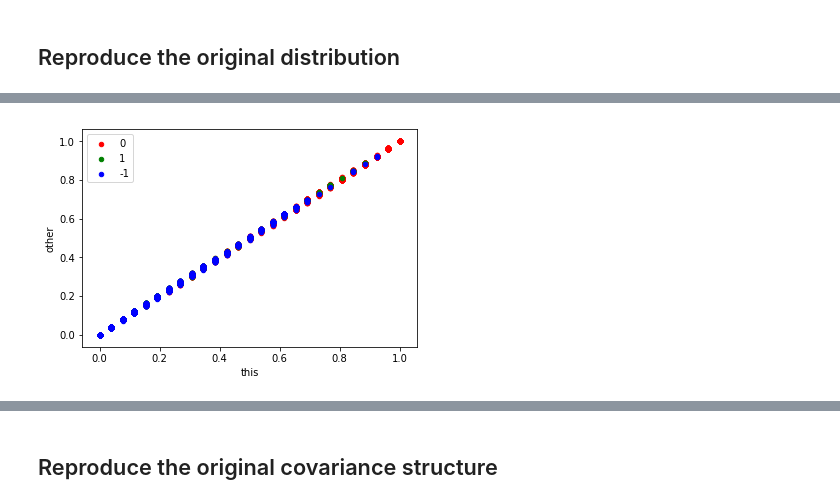
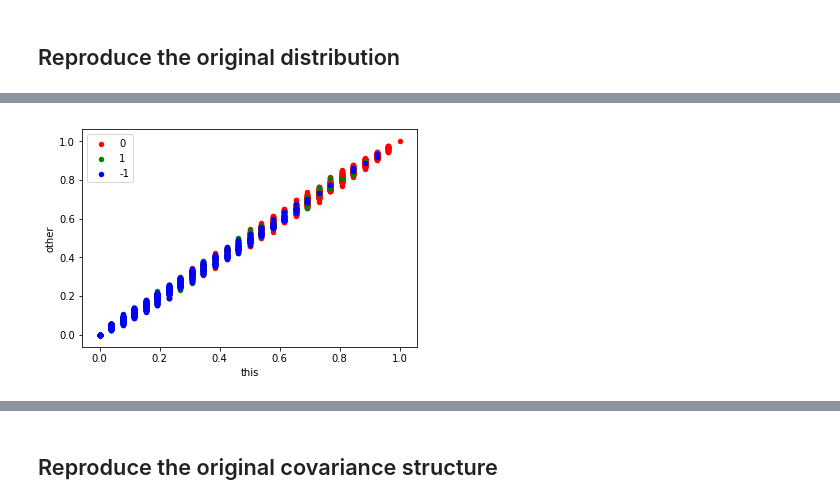
Before and after one commit to uwescience/old_xstate, a Jupyter notebook: notebooks/Evaluate Synthetic Data.ipynb, the cells around one changed output, grey strips where cells are left out. Drawn from its saved outputs; the diff is of its cells as text; code cells hidden in the pictures.

```diff
--- a/notebooks/Evaluate Synthetic Data.ipynb
+++ b/notebooks/Evaluate Synthetic Data.ipynb
@@ -21 +37,8 @@ df_X = empirical.sample(10000)
+# %%
+df_data = transform_data.aggregateGenes()
+df_data = df_data.T
+columns_data = df_data.columns
+df_data.columns = range(len(columns_data))
+empirical = empirical_distribution_generator.EmpiricalDistributionGenerator(df_data)
+df_gen = empirical.sample(1000, is_decorrelate=False)
 # %%
@@ -25,3 +48,3 @@ nrows: 10000, ncols: 2582
 # %%
-density_generated = multiple_density.MultipleDensity(df_X, [-1, 0, 1])
+density_gen = multiple_density.MultipleDensity(df_gen, [-1, 0, 1])
 # %%
@@ -35,4 +58,4 @@ density_generated.df.head()
 # %%
-density_raw = multiple_density.MultipleDensity(df_data.T, [-1, 0, 1])
+density_raw = multiple_density.MultipleDensity(df_data, [-1, 0, 1])
 density_raw.df.head()
 # %% [output]
@@ -44,7 +67,7 @@ density_raw.df.head()
 # %%
-density_raw.plotMarginalComparisons(density_generated)
+density_raw.plotMarginalComparisons(density_gen)
 # %% [output]
-[figure, old version]
+[figure, new version]
 # %%
 _ = density_raw.plotMarginals(xlabel="trinary value", ylabel="gene")
 # %% [output]
```
Also changed, not shown: parts of 18 cells of this notebook, 2 other files.
